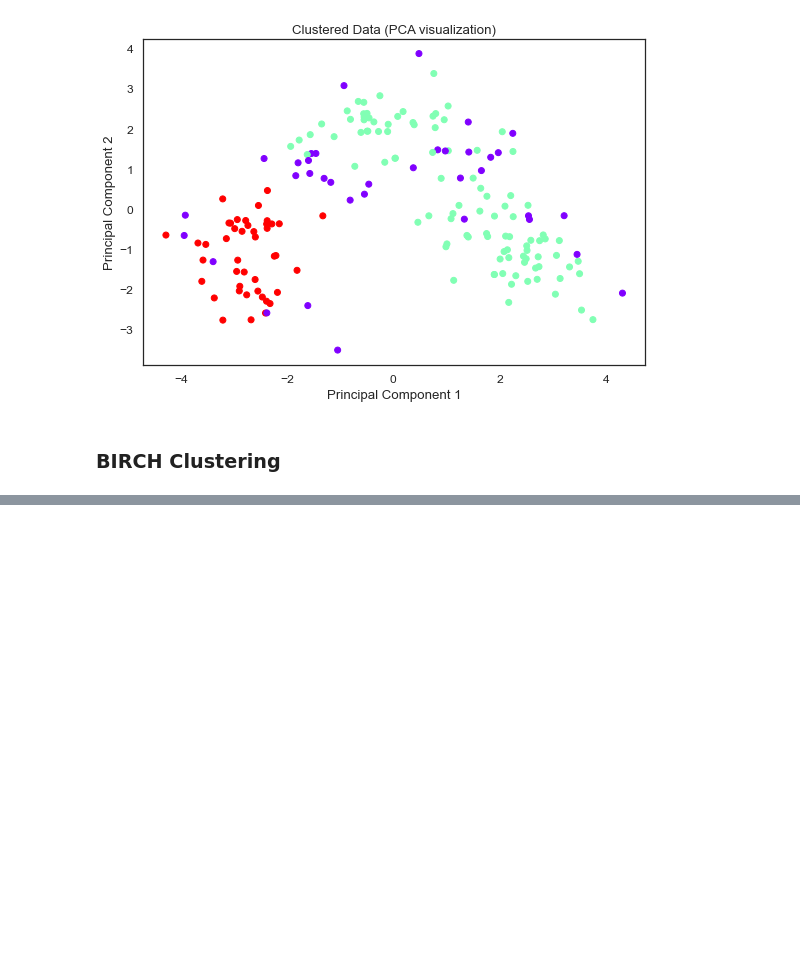
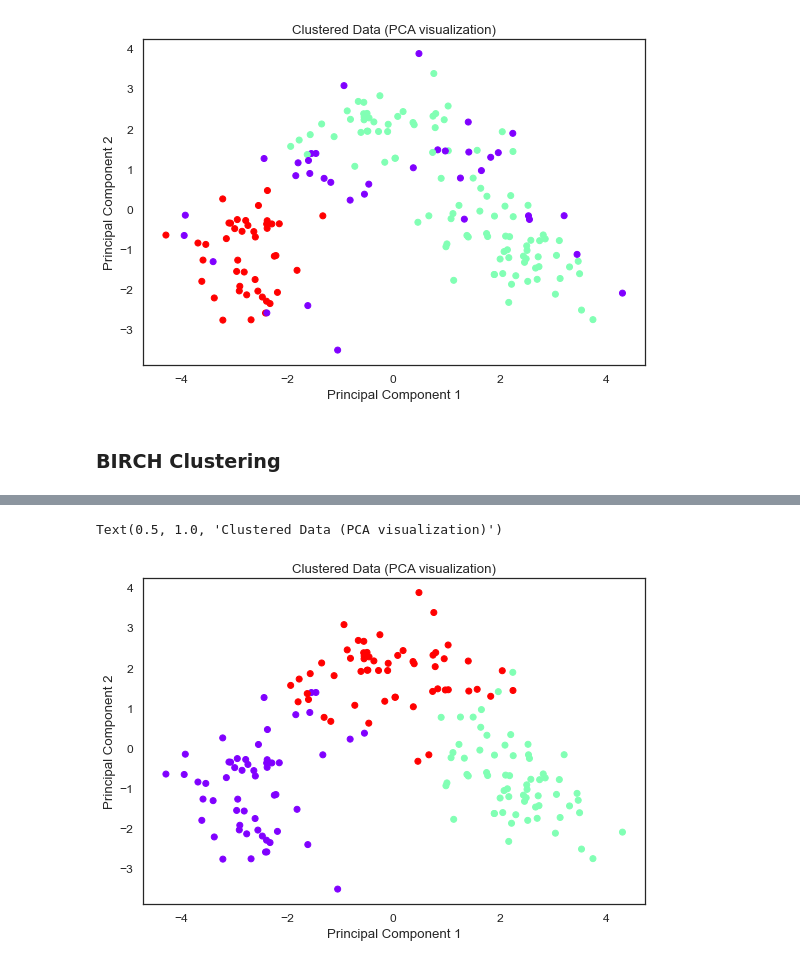
Before and after one commit to EVogel1999/Data-Mining-Assignment-3, a Jupyter notebook: src/main.ipynb, the cells around one changed output, grey strips where cells are left out. Cells and saved outputs as stored; diff of their text form; code cells hidden in the pictures; blank space fills up the shorter version.

```diff
--- a/src/main.ipynb
+++ b/src/main.ipynb
@@ -256,0 +267,9 @@ plt.show()
+# %%
+cmap = cm.get_cmap('rainbow')
+plt.scatter(x=pca_result[:, 0], y=pca_result[:, 1], c=birch_labels, cmap=cmap)
+plt.xlabel('Principal Component 1')
+plt.ylabel('Principal Component 2')
+plt.title('Clustered Data (PCA visualization)')
+# %% [output]
+Text(0.5, 1.0, 'Clustered Data (PCA visualization)')
+[figure, added]
```
Also changed, not shown: parts of 3 cells of this notebook.
